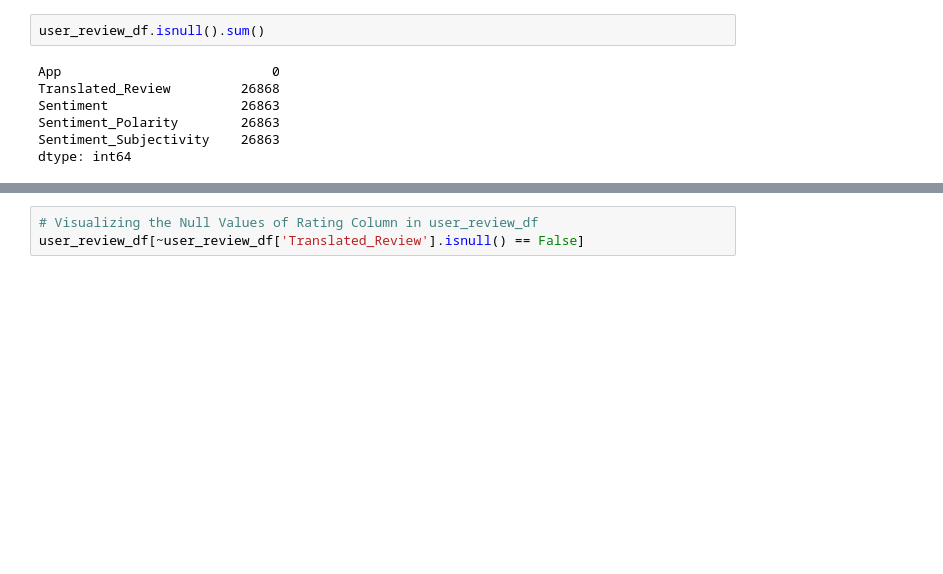
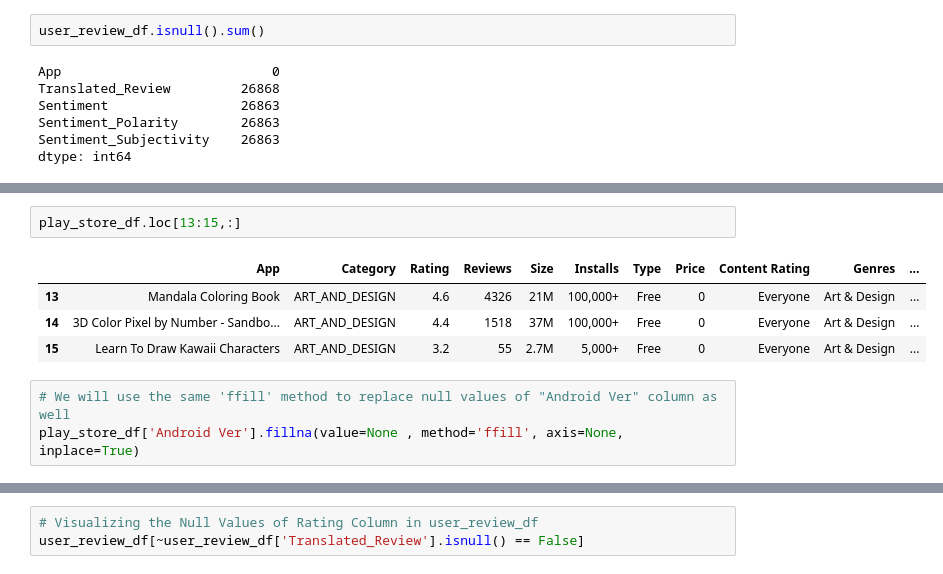
Before and after one commit to Ankur241289/Capstone-Project---EDA-on-Play-Store-App-Review-Analysis, a Jupyter notebook: EDA_Play_Store_App_Review_Analysis.ipynb, the cells around one changed output, grey strips where cells are left out. Cells and saved outputs as stored; diff of their text form; blank space fills up the shorter version.

```diff
--- a/EDA_Play_Store_App_Review_Analysis.ipynb
+++ b/EDA_Play_Store_App_Review_Analysis.ipynb
@@ -301,0 +428,10 @@ play_store_df[~play_store_df['Rating'].isnull() == False]
+# %%
+play_store_df.loc[13:15,:]
+# %% [output]
+|  | App | Category | Rating | Reviews | Size | Installs | Type | Price | Content Rating | Genres | ... |
+| 13 | Mandala Coloring Book | ART_AND_DESIGN | 4.6 | 4326 | 21M | 100,000+ | Free | 0 | Everyone | Art & Design | ... |
+| 14 | 3D Color Pixel by Number - Sandbo... | ART_AND_DESIGN | 4.4 | 1518 | 37M | 100,000+ | Free | 0 | Everyone | Art & Design | ... |
+| 15 | Learn To Draw Kawaii Characters | ART_AND_DESIGN | 3.2 | 55 | 2.7M | 5,000+ | Free | 0 | Everyone | Art & Design | ... |
+# %%
+# We will use the same 'ffill' method to replace null values of "Android Ver" column as well
+play_store_df['Android Ver'].fillna(value=None , method='ffill', axis=None, inplace=True)
```
Also changed, not shown: parts of 35 cells of this notebook.
